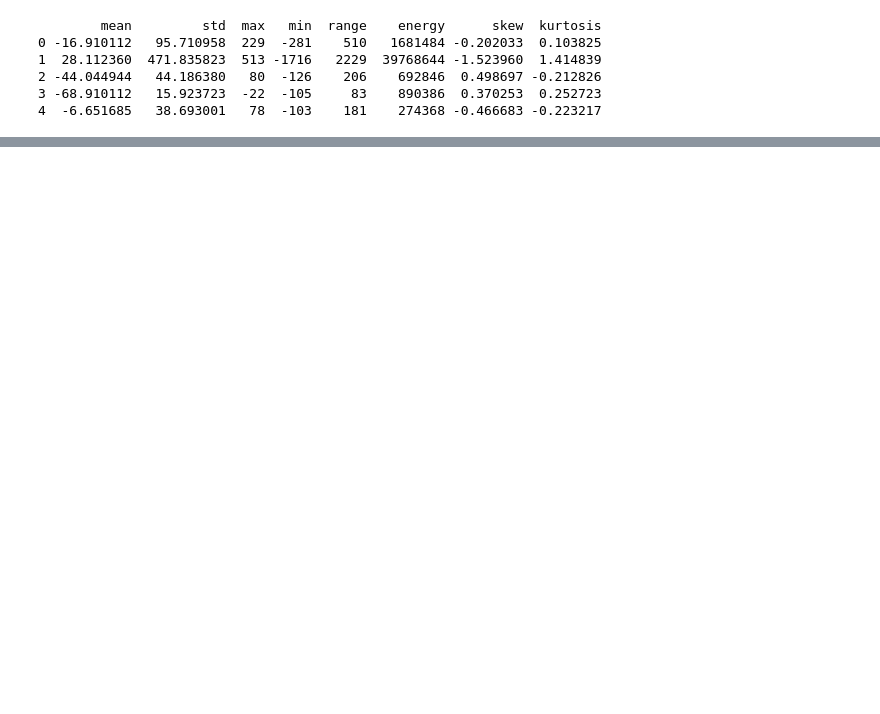
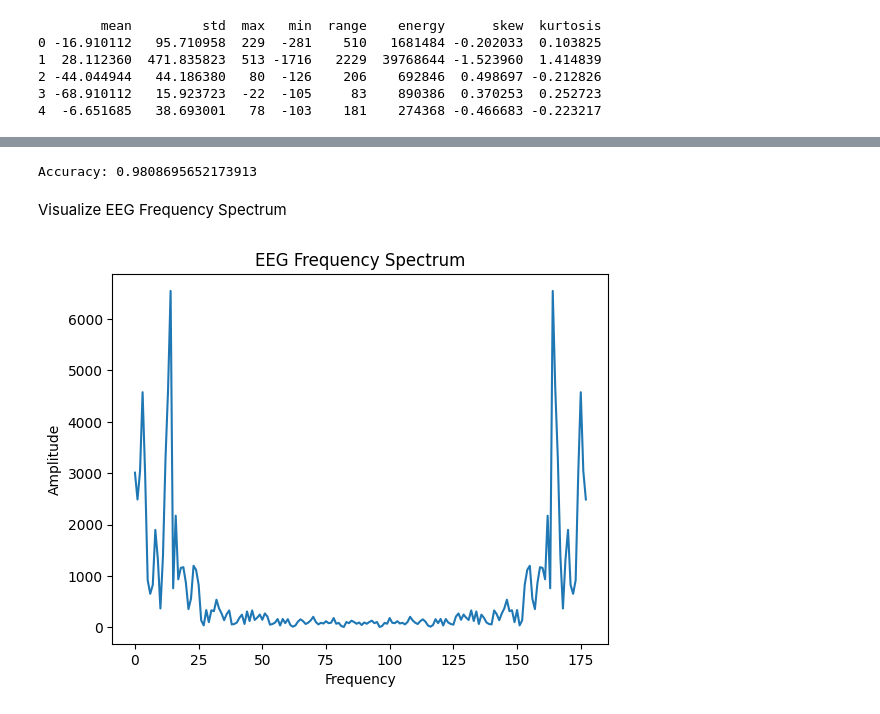
Before and after one commit to luqman-x/AI-ML-Projects, a Jupyter notebook: eeg-seizure-detection/notebook/seizureWatch.ipynb, the cells around one changed output, grey strips where cells are left out. Saved outputs shown, nothing was run; the diff lists cells and outputs as text; code cells hidden in the pictures; blank space fills up the shorter version.

```diff
--- a/eeg-seizure-detection/notebook/seizureWatch.ipynb
+++ b/eeg-seizure-detection/notebook/seizureWatch.ipynb
@@ -264,0 +335,26 @@ print(feature_df.head())
+# %%
+from sklearn.metrics import accuracy_score
+
+pred = model.predict(x_test)
+
+print("Accuracy:", accuracy_score(y_test, pred))
+# %% [output]
+Accuracy: 0.9808695652173913
+# %% [markdown]
+Visualize EEG Frequency Spectrum
+# %%
+import matplotlib.pyplot as plt
+
+signal = x.iloc[0].values
+
+fft_vals = np.abs(np.fft.fft(signal))
+
+plt.plot(fft_vals)
+
+plt.title("EEG Frequency Spectrum")
+plt.xlabel("Frequency")
+plt.ylabel("Amplitude")
+
+plt.show()
+# %% [output]
+[figure, added]
```
Also changed, not shown: parts of 7 cells of this notebook.
